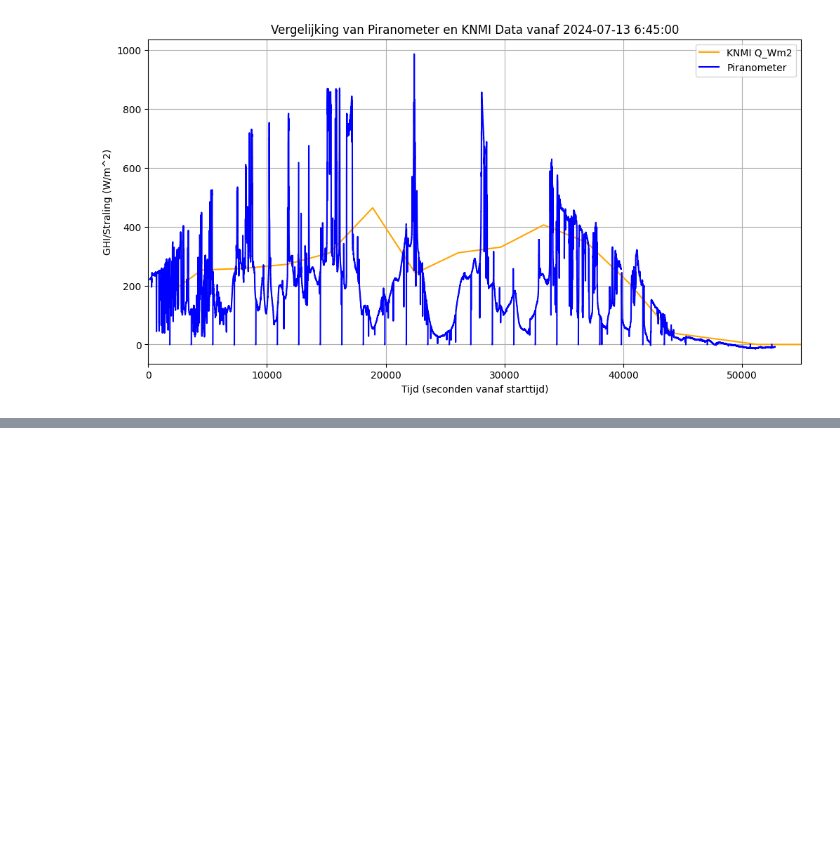
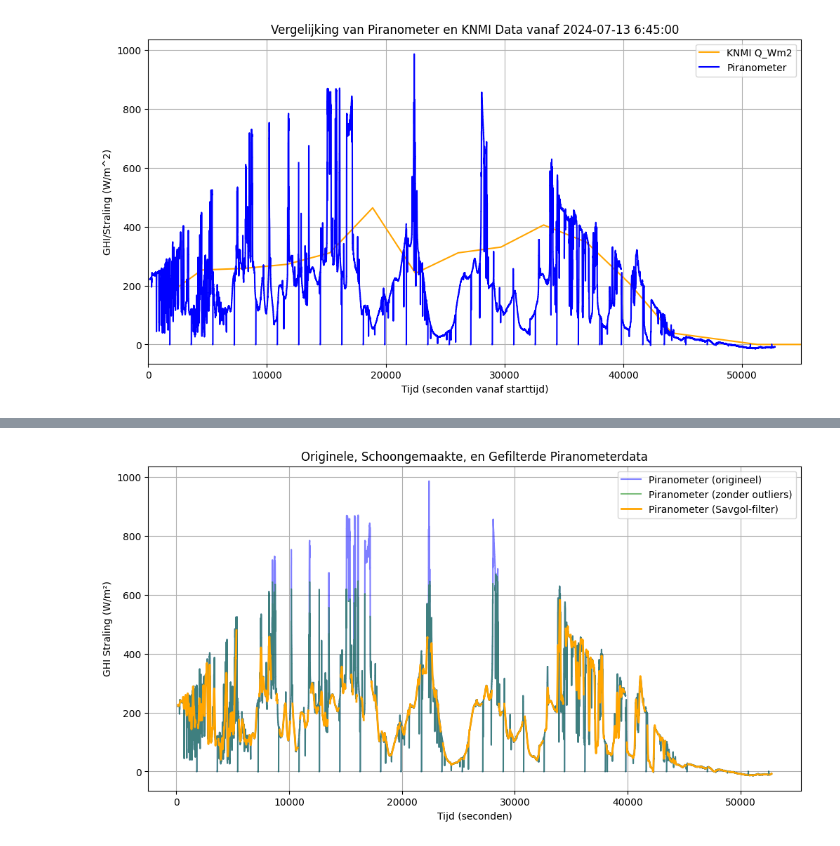
Before and after one commit to Qrax/Clean_Mobility, a Jupyter notebook: main.ipynb, the cells around one changed output, grey strips where cells are left out. Saved outputs shown, nothing was run; the diff lists cells and outputs as text; code cells hidden in the pictures; blank space fills up the shorter version.

```diff
--- a/main.ipynb
+++ b/main.ipynb
@@ -186,0 +289,37 @@ KeyError: "['seconds'] not in index"
+# %%
+import pandas as pd
+import matplotlib.pyplot as plt
+from scipy.signal import savgol_filter
+
+# Parameters
+window_size = 201  # Grotere window voor sterkere gladstrijking (moet oneven zijn)
+poly_order = 2  # Poly orde laag houden om de trend te behouden
+
+# Stap 1: Verwijder outliers
+# Bereken het gemiddelde en de standaardafwijking
+mean_val = merged_df1['1_Pirano 2'].mean()
+std_val = merged_df1['1_Pirano 2'].std()
+
+# Houd alleen waarden binnen 3 standaarddeviaties
+filtered_data = merged_df1['1_Pirano 2'][(merged_df1['1_Pirano 2'] > mean_val - 3 * std_val) &
+                                         (merged_df1['1_Pirano 2'] < mean_val + 3 * std_val)]
+
+# Vul ontbrekende waarden (na outlier-filtering) met interpolatie
+merged_df1['1_Pirano 2_cleaned'] = filtered_data.interpolate()
+
+# Stap 2: Pas Savitzky-Golay-filter toe
+merged_df1['Piranometer_Savgol'] = savgol_filter(merged_df1['1_Pirano 2_cleaned'], window_length=window_size, polyorder=poly_order)
+
+# Plot de originele, schoongemaakte, en gefilterde data
+plt.figure(figsize=(12, 6))
+plt.plot(merged_df1['seconds'], merged_df1['1_Pirano 2'], label='Piranometer (origineel)', color='blue', alpha=0.5)
+plt.plot(merged_df1['seconds'], merged_df1['1_Pirano 2_cleaned'], label='Piranometer (zonder outliers)', color='green', alpha=0.5)
+plt.plot(merged_df1['seconds'], merged_df1['Piranometer_Savgol'], label='Piranometer (Savgol-filter)', color='orange', linewidth=2)
+plt.title('Originele, Schoongemaakte, en Gefilterde Piranometerdata')
+plt.xlabel('Tijd (seconden)')
+plt.ylabel('GHI Straling (W/m²)')
+plt.legend()
+plt.grid()
+plt.show()
+# %% [output]
+[figure, added]
```
Also changed, not shown: parts of 6 cells of this notebook.
